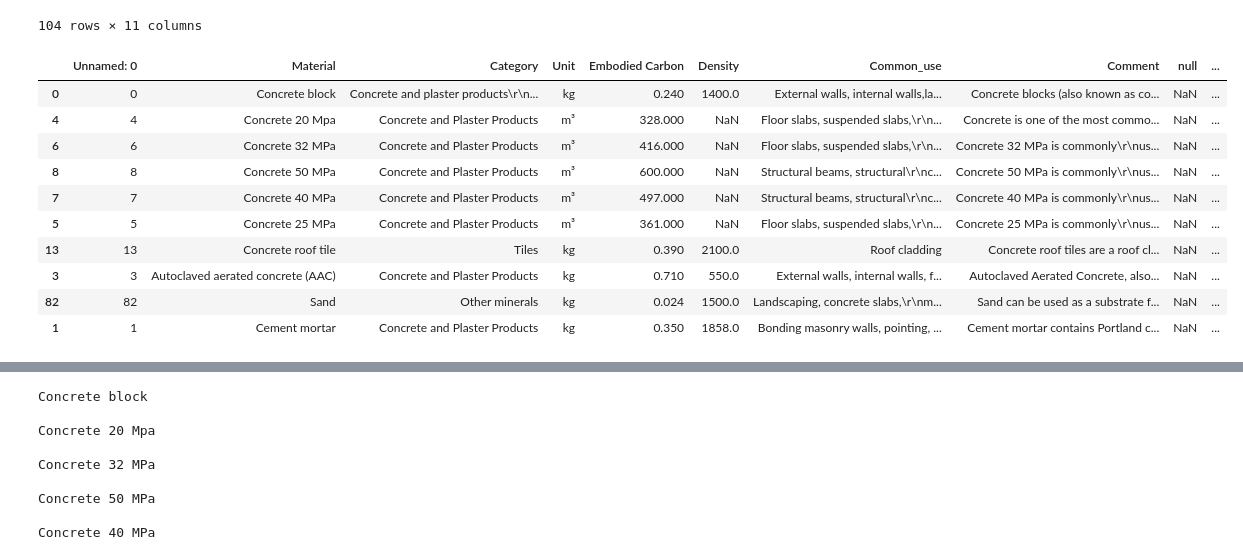
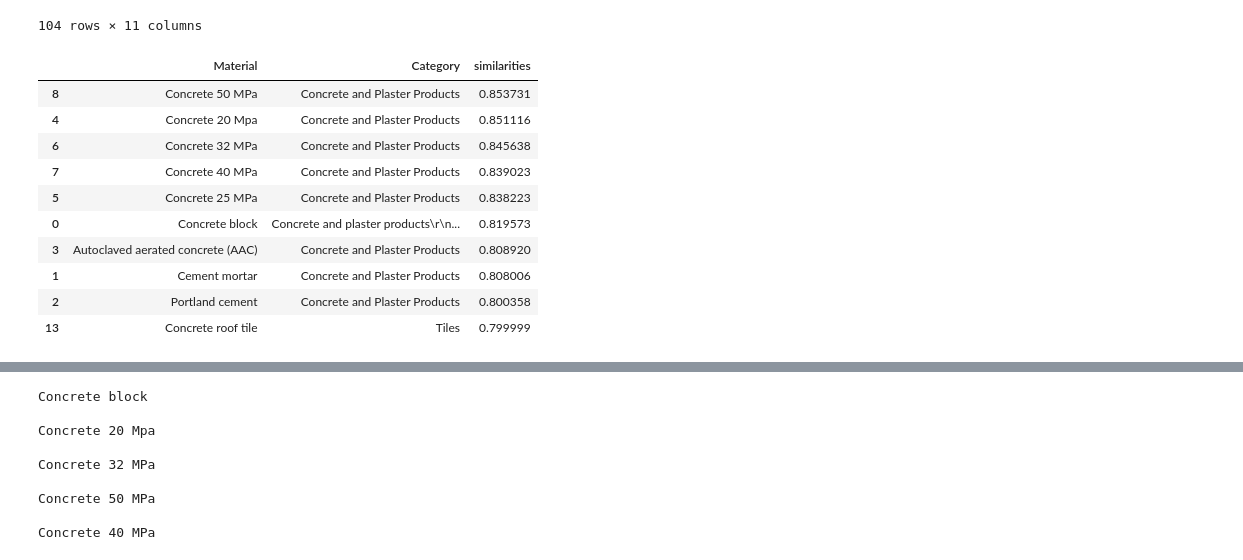
Before and after one commit to KarsonKKC/FADA3030, a Jupyter notebook: semantic_search_customerdata.ipynb, the cells around one changed output, grey strips where cells are left out. Drawn from its saved outputs; the diff is of its cells as text; code cells hidden in the pictures.

```diff
--- a/semantic_search_customerdata.ipynb
+++ b/semantic_search_customerdata.ipynb
@@ -61,19 +59,20 @@ search_term_epic = input('Enter a search term: ')
 # %%
 search_term_vector_epic = get_embedding(search_term_epic, engine='text-embedding-ada-002')
 df_test['similarities'] = df_test['embeddings'].apply(lambda x: cosine_similarity(x, search_term_vector_epic))
-df_test.sort_values("similarities", ascending=False).head(10)
+sort_df = df_test.sort_values("similarities", ascending=False)
+sort_df[['Material','Category','similarities']].head(10)
 # %% [output]
-|  | Unnamed: 0 | Material | Category | Unit | Embodied Carbon | Density | Common_use | Comment | null | ... |
-| 0 | 0 | Concrete block | Concrete and plaster products\r\n... | kg | 0.240 | 1400.0 | External walls, internal walls,la... | Concrete blocks (also known as co... | NaN | ... |
-| 4 | 4 | Concrete 20 Mpa | Concrete and Plaster Products | m³ | 328.000 | NaN | Floor slabs, suspended slabs,\r\n... | Concrete is one of the most commo... | NaN | ... |
-| 6 | 6 | Concrete 32 MPa | Concrete and Plaster Products | m³ | 416.000 | NaN | Floor slabs, suspended slabs,\r\n... | Concrete 32 MPa is commonly\r\nus... | NaN | ... |
-| 8 | 8 | Concrete 50 MPa | Concrete and Plaster Products | m³ | 600.000 | NaN | Structural beams, structural\r\nc... | Concrete 50 MPa is commonly\r\nus... | NaN | ... |
-| 7 | 7 | Concrete 40 MPa | Concrete and Plaster Products | m³ | 497.000 | NaN | Structural beams, structural\r\nc... | Concrete 40 MPa is commonly\r\nus... | NaN | ... |
-| 5 | 5 | Concrete 25 MPa | Concrete and Plaster Products | m³ | 361.000 | NaN | Floor slabs, suspended slabs,\r\n... | Concrete 25 MPa is commonly\r\nus... | NaN | ... |
-| 13 | 13 | Concrete roof tile | Tiles | kg | 0.390 | 2100.0 | Roof cladding | Concrete roof tiles are a roof cl... | NaN | ... |
-| 3 | 3 | Autoclaved aerated concrete (AAC) | Concrete and Plaster Products | kg | 0.710 | 550.0 | External walls, internal walls, f... | Autoclaved Aerated Concrete, also... | NaN | ... |
-| 82 | 82 | Sand | Other minerals | kg | 0.024 | 1500.0 | Landscaping, concrete slabs,\r\nm... | Sand can be used as a substrate f... | NaN | ... |
-| 1 | 1 | Cement mortar | Concrete and Plaster Products | kg | 0.350 | 1858.0 | Bonding masonry walls, pointing, ... | Cement mortar contains Portland c... | NaN | ... |
+|  | Material | Category | similarities |
+| 8 | Concrete 50 MPa | Concrete and Plaster Products | 0.853731 |
+| 4 | Concrete 20 Mpa | Concrete and Plaster Products | 0.851116 |
+| 6 | Concrete 32 MPa | Concrete and Plaster Products | 0.845638 |
+| 7 | Concrete 40 MPa | Concrete and Plaster Products | 0.839023 |
+| 5 | Concrete 25 MPa | Concrete and Plaster Products | 0.838223 |
+| 0 | Concrete block | Concrete and plaster products\r\n... | 0.819573 |
+| 3 | Autoclaved aerated concrete (AAC) | Concrete and Plaster Products | 0.808920 |
+| 1 | Cement mortar | Concrete and Plaster Products | 0.808006 |
+| 2 | Portland cement | Concrete and Plaster Products | 0.800358 |
+| 13 | Concrete roof tile | Tiles | 0.799999 |
 # %%
 new_df = pd.read_csv("Material Names from project.csv")
 new_df["Name"] = new_df["Name"].str.strip()
```
Also changed, not shown: parts of 4 cells of this notebook, 10 other files.
